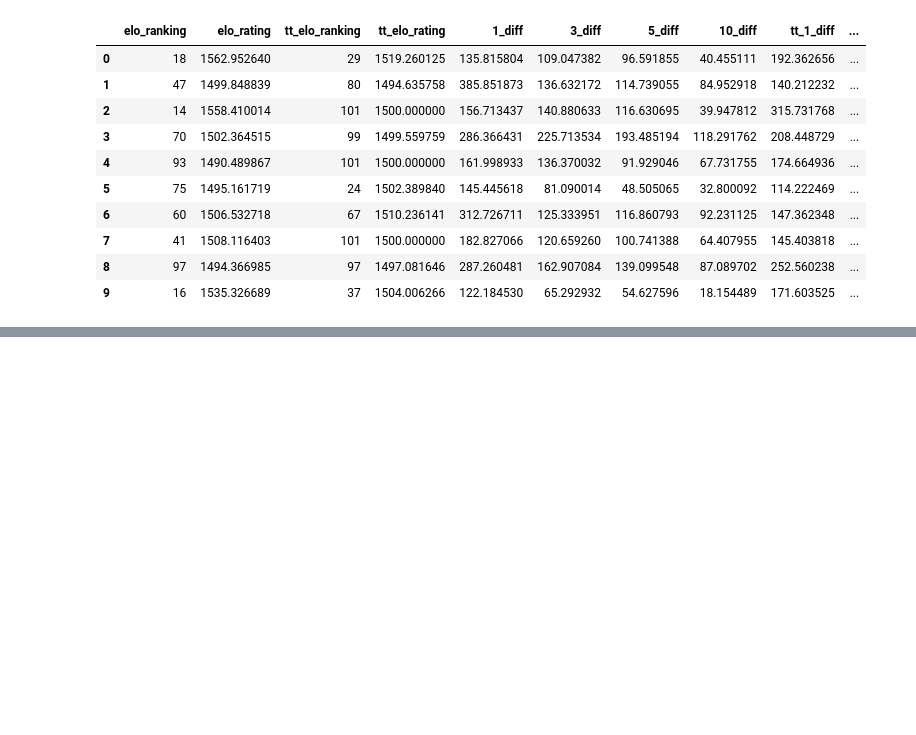
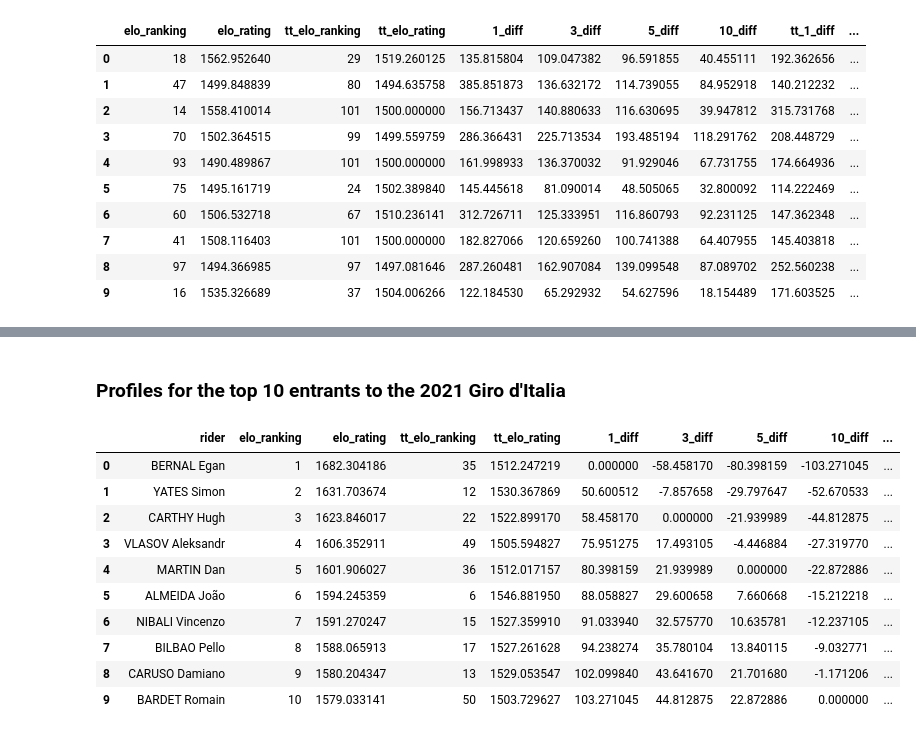
Before and after one commit to SamMorton123/velo-research, a Jupyter notebook: research/veloball-demonstration.ipynb, the cells around one changed output, grey strips where cells are left out. Cells and saved outputs as stored; diff of their text form; code cells hidden in the pictures; blank space fills up the shorter version.

Commit message:
veloball demonstration finished

```diff
--- a/research/veloball-demonstration.ipynb
+++ b/research/veloball-demonstration.ipynb
@@ -110,0 +108,19 @@ name: VeloGC XG Boost With Rider Info, id: 7f0abb8f-8b53-4025-a18b-37db84ce7874,
+# %%
+# ===== Demonstration data ===== #
+demonstration = pd.read_csv('veloball-demonstration-test.csv')
+# %% [markdown]
+### Profiles for the top 10 entrants to the 2021 Giro d'Italia
+# %%
+demonstration.iloc[0: 10, :]
+# %% [output]
+|  | rider | elo_ranking | elo_rating | tt_elo_ranking | tt_elo_rating | 1_diff | 3_diff | 5_diff | 10_diff | ... |
+| 0 | BERNAL Egan | 1 | 1682.304186 | 35 | 1512.247219 | 0.000000 | -58.458170 | -80.398159 | -103.271045 | ... |
+| 1 | YATES Simon | 2 | 1631.703674 | 12 | 1530.367869 | 50.600512 | -7.857658 | -29.797647 | -52.670533 | ... |
+| 2 | CARTHY Hugh | 3 | 1623.846017 | 22 | 1522.899170 | 58.458170 | 0.000000 | -21.939989 | -44.812875 | ... |
+| 3 | VLASOV Aleksandr | 4 | 1606.352911 | 49 | 1505.594827 | 75.951275 | 17.493105 | -4.446884 | -27.319770 | ... |
+| 4 | MARTIN Dan | 5 | 1601.906027 | 36 | 1512.017157 | 80.398159 | 21.939989 | 0.000000 | -22.872886 | ... |
+| 5 | ALMEIDA João | 6 | 1594.245359 | 6 | 1546.881950 | 88.058827 | 29.600658 | 7.660668 | -15.212218 | ... |
+| 6 | NIBALI Vincenzo | 7 | 1591.270247 | 15 | 1527.359910 | 91.033940 | 32.575770 | 10.635781 | -12.237105 | ... |
+| 7 | BILBAO Pello | 8 | 1588.065913 | 17 | 1527.261628 | 94.238274 | 35.780104 | 13.840115 | -9.032771 | ... |
+| 8 | CARUSO Damiano | 9 | 1580.204347 | 13 | 1529.053547 | 102.099840 | 43.641670 | 21.701680 | -1.171206 | ... |
+| 9 | BARDET Romain | 10 | 1579.033141 | 50 | 1503.729627 | 103.271045 | 44.812875 | 22.872886 | 0.000000 | ... |
```
Also changed, not shown: parts of 24 cells of this notebook.
